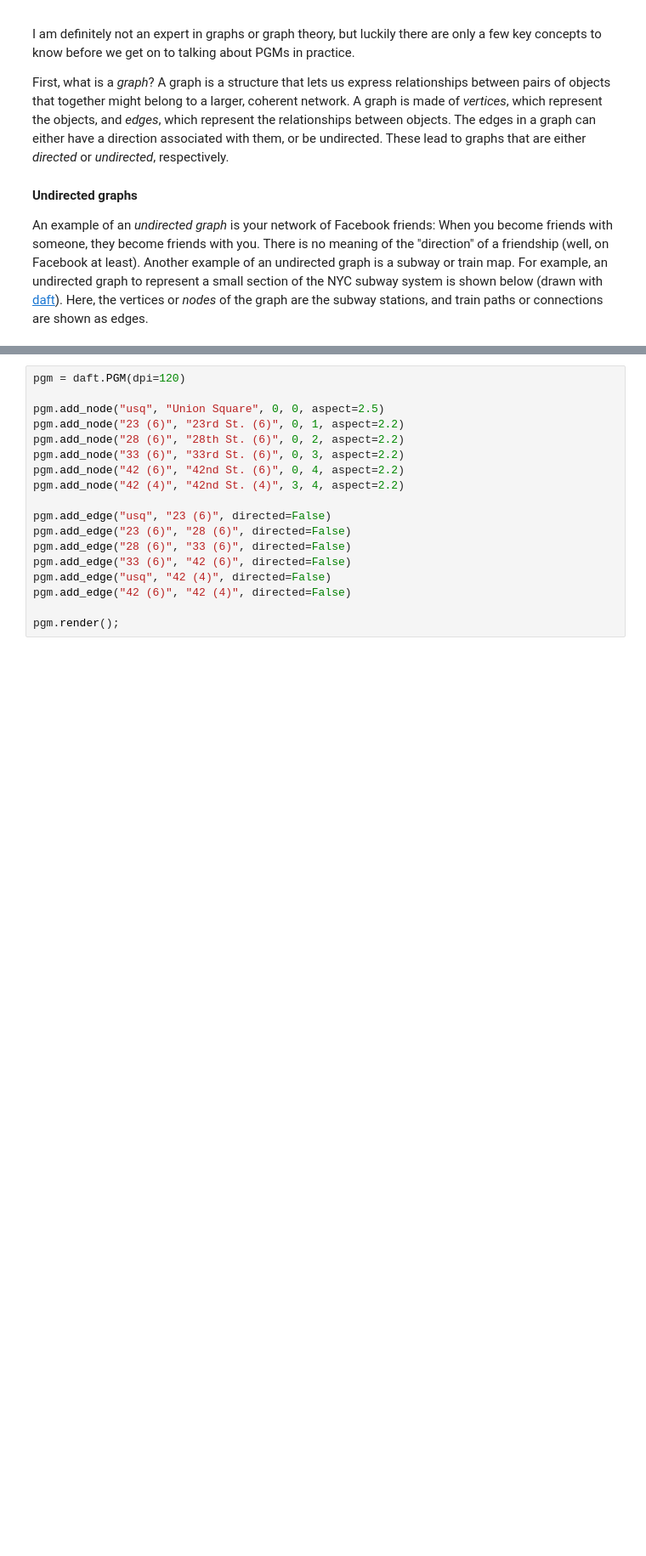
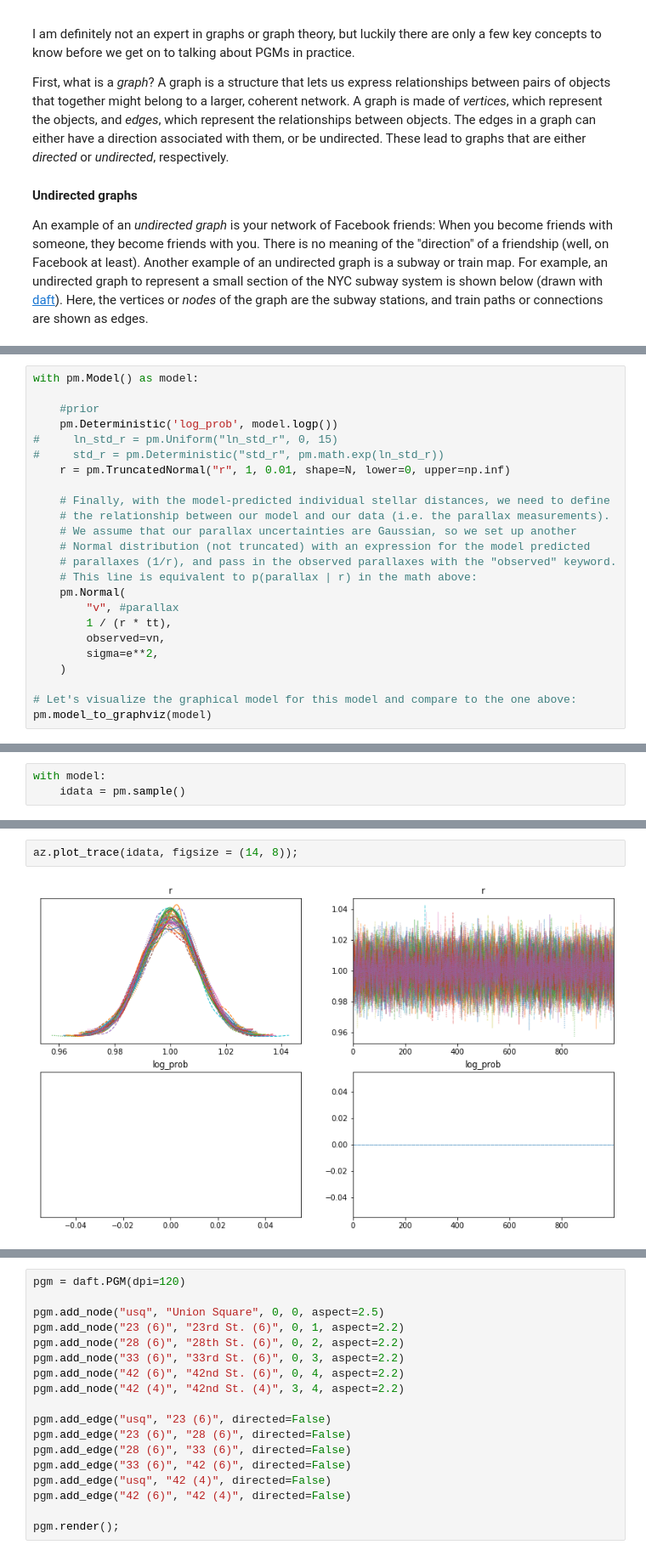
Before and after one commit to taceroc/LSSTC-DSFP-Sessions, a Jupyter notebook: Sessions/Session16/Day3/Probabilistic-Graphical-Models.ipynb, the cells around one changed output, grey strips where cells are left out. Shown at 85% size. Saved outputs shown, nothing was run; the diff lists cells and outputs as text; blank space fills up the shorter version.

```diff
--- a/Sessions/Session16/Day3/Probabilistic-Graphical-Models.ipynb
+++ b/Sessions/Session16/Day3/Probabilistic-Graphical-Models.ipynb
@@ -22,0 +114,24 @@ An example of an *undirected graph* is your network of Facebook friends: When yo
+# %%
+with pm.Model() as model:
+
+    #prior
+    pm.Deterministic('log_prob', model.logp())
+#     ln_std_r = pm.Uniform("ln_std_r", 0, 15)
+#     std_r = pm.Deterministic("std_r", pm.math.exp(ln_std_r))
+    r = pm.TruncatedNormal("r", 1, 0.01, shape=N, lower=0, upper=np.inf)
+
+    # Finally, with the model-predicted individual stellar distances, we need to define
+    # the relationship between our model and our data (i.e. the parallax measurements).
+    # We assume that our parallax uncertainties are Gaussian, so we set up another
+    # Normal distribution (not truncated) with an expression for the model predicted
+    # parallaxes (1/r), and pass in the observed parallaxes with the "observed" keyword.
+    # This line is equivalent to p(parallax | r) in the math above:
+    pm.Normal(
+        "v", #parallax
+        1 / (r * tt),
+        observed=vn,
+        sigma=e**2,
+    )
+
+# Let's visualize the graphical model for this model and compare to the one above:
+pm.model_to_graphviz(model)
@@ -22,0 +140,3 @@ An example of an *undirected graph* is your network of Facebook friends: When yo
+# %%
+with model:
+    idata = pm.sample()
@@ -22,0 +150,4 @@ An example of an *undirected graph* is your network of Facebook friends: When yo
+# %%
+az.plot_trace(idata, figsize = (14, 8));
+# %% [output]
+[figure, added]
```
Also changed, not shown: parts of 16 cells of this notebook, 19 other files.
